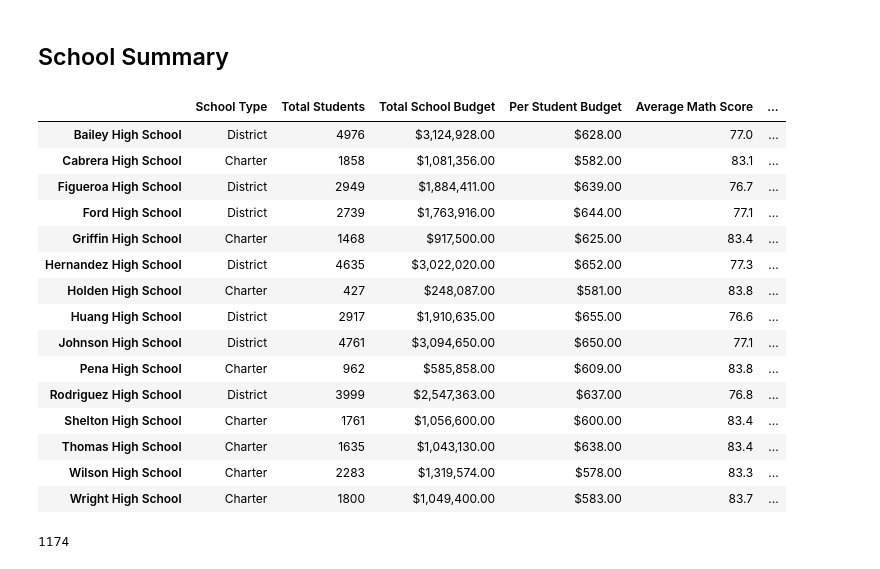
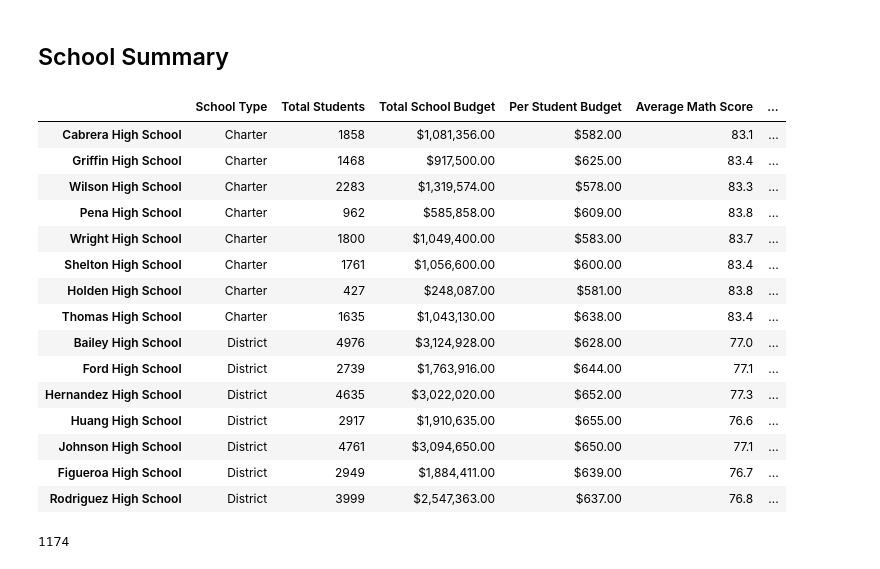
Before and after one commit to cranade/School_District_Analysis, a Jupyter notebook: PyCitySchools_Challenge.ipynb, the cells around one changed output. Saved outputs shown, nothing was run; the diff lists cells and outputs as text; code cells hidden in the pictures.

```diff
--- a/PyCitySchools_Challenge.ipynb
+++ b/PyCitySchools_Challenge.ipynb
@@ -273,27 +273,27 @@ per_school_summary_df = pd.DataFrame({
 # %%
 # Format the Total School Budget and the Per Student Budget
 per_school_summary_df["Total School Budget"] = per_school_summary_df["Total School Budget"].map("${:,.2f}".format)
 per_school_summary_df["Per Student Budget"] = per_school_summary_df["Per Student Budget"].map("${:,.2f}".format)
-
+per_school_summary_df["Per Student Budget"]
 # Display the data frame
-per_school_summary_df
+per_school_summary_df.sort_values('% Overall Passing', ascending = False).head(15)
 # %% [output]
 |  | School Type | Total Students | Total School Budget | Per Student Budget | Average Math Score | ... |
+| Cabrera High School | Charter | 1858 | $1,081,356.00 | $582.00 | 83.1 | ... |
+| Griffin High School | Charter | 1468 | $917,500.00 | $625.00 | 83.4 | ... |
+| Wilson High School | Charter | 2283 | $1,319,574.00 | $578.00 | 83.3 | ... |
+| Pena High School | Charter | 962 | $585,858.00 | $609.00 | 83.8 | ... |
+| Wright High School | Charter | 1800 | $1,049,400.00 | $583.00 | 83.7 | ... |
+| Shelton High School | Charter | 1761 | $1,056,600.00 | $600.00 | 83.4 | ... |
+| Holden High School | Charter | 427 | $248,087.00 | $581.00 | 83.8 | ... |
+| Thomas High School | Charter | 1635 | $1,043,130.00 | $638.00 | 83.4 | ... |
 | Bailey High School | District | 4976 | $3,124,928.00 | $628.00 | 77.0 | ... |
-| Cabrera High School | Charter | 1858 | $1,081,356.00 | $582.00 | 83.1 | ... |
-| Figueroa High School | District | 2949 | $1,884,411.00 | $639.00 | 76.7 | ... |
 | Ford High School | District | 2739 | $1,763,916.00 | $644.00 | 77.1 | ... |
-| Griffin High School | Charter | 1468 | $917,500.00 | $625.00 | 83.4 | ... |
 | Hernandez High School | District | 4635 | $3,022,020.00 | $652.00 | 77.3 | ... |
-| Holden High School | Charter | 427 | $248,087.00 | $581.00 | 83.8 | ... |
 | Huang High School | District | 2917 | $1,910,635.00 | $655.00 | 76.6 | ... |
 | Johnson High School | District | 4761 | $3,094,650.00 | $650.00 | 77.1 | ... |
-| Pena High School | Charter | 962 | $585,858.00 | $609.00 | 83.8 | ... |
+| Figueroa High School | District | 2949 | $1,884,411.00 | $639.00 | 76.7 | ... |
 | Rodriguez High School | District | 3999 | $2,547,363.00 | $637.00 | 76.8 | ... |
-| Shelton High School | Charter | 1761 | $1,056,600.00 | $600.00 | 83.4 | ... |
-| Thomas High School | Charter | 1635 | $1,043,130.00 | $638.00 | 83.4 | ... |
-| Wilson High School | Charter | 2283 | $1,319,574.00 | $578.00 | 83.3 | ... |
-| Wright High School | Charter | 1800 | $1,049,400.00 | $583.00 | 83.7 | ... |
 # %%
 
 # Step 5.  Get the number of 10th-12th graders from Thomas High School (THS).
```
Also changed, not shown: parts of 3 cells of this notebook, 1 other file.
